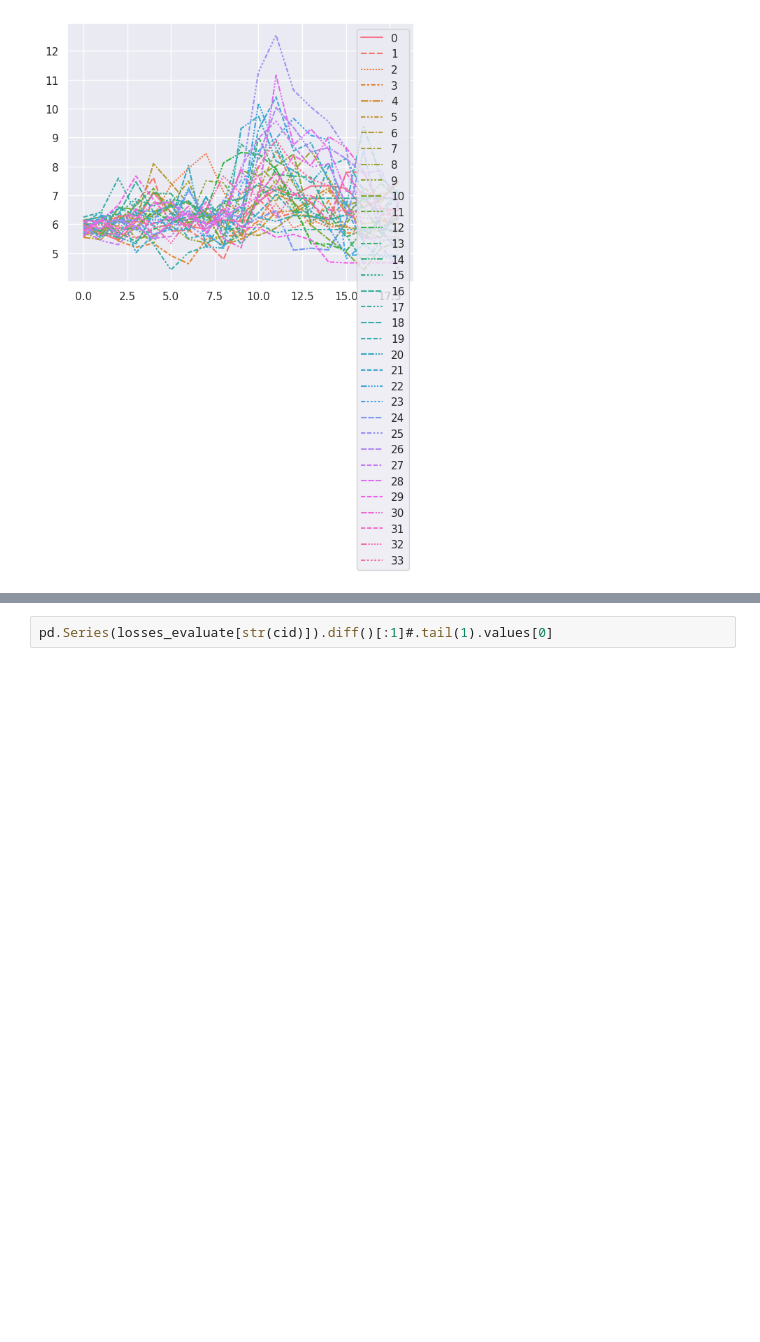
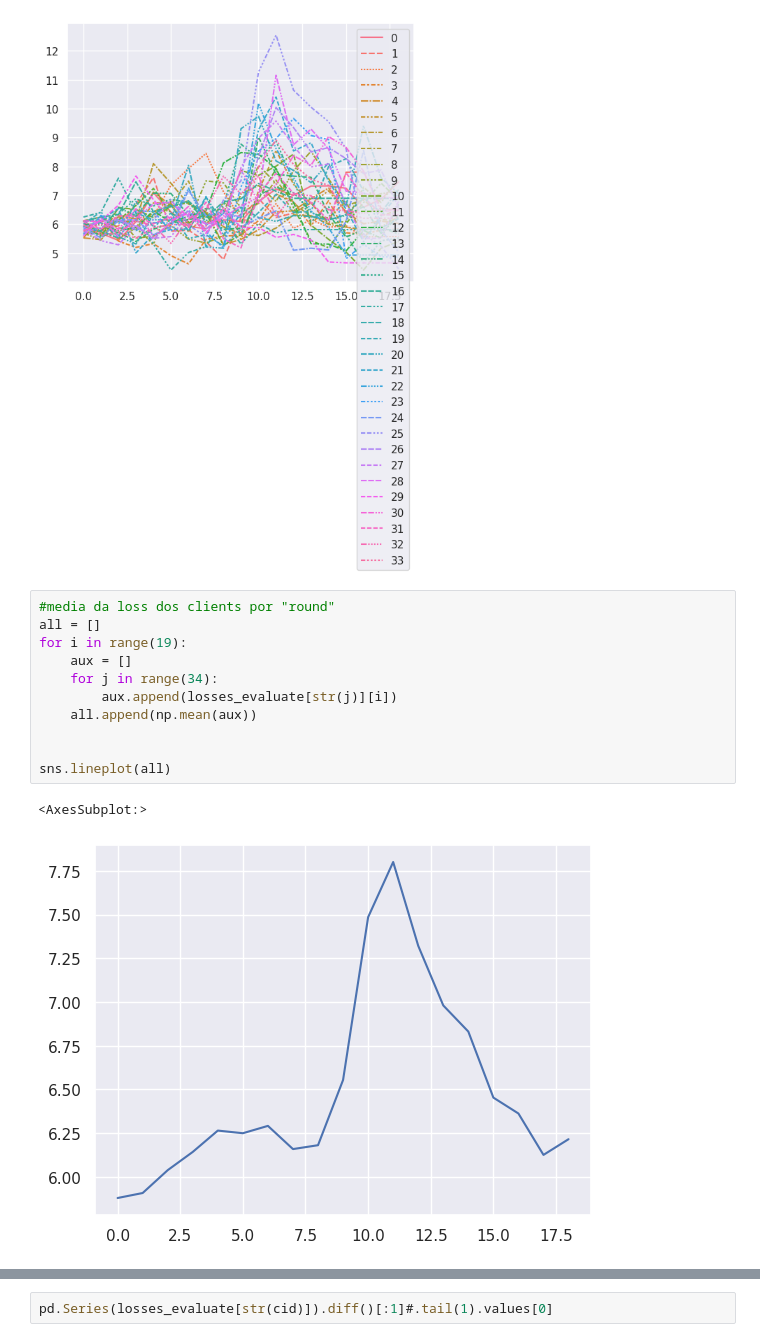
Before and after one commit to GabrielTalasso/Federated_IoT_Anomaly_Detection, a Jupyter notebook: centralized_model.ipynb, the cells around one changed output, grey strips where cells are left out. Drawn from its saved outputs; the diff is of its cells as text; blank space fills up the shorter version.

```diff
--- a/centralized_model.ipynb
+++ b/centralized_model.ipynb
@@ -168,6 +168,20 @@ sns.lineplot(losses_evaluate)
 # %% [output]
 <AxesSubplot:>
 [figure]
+# %%
+#media da loss dos clients por "round"
+all = []
+for i in range(19):
+    aux = []
+    for j in range(34):
+        aux.append(losses_evaluate[str(j)][i])
+    all.append(np.mean(aux))
+
+
+sns.lineplot(all)
+# %% [output]
+<AxesSubplot:>
+[figure, added]
 # %%
 pd.Series(losses_evaluate['0']).diff()[:10]
 # %% [output]
```
Also changed, not shown: parts of 12 cells of this notebook, 15 other files.
